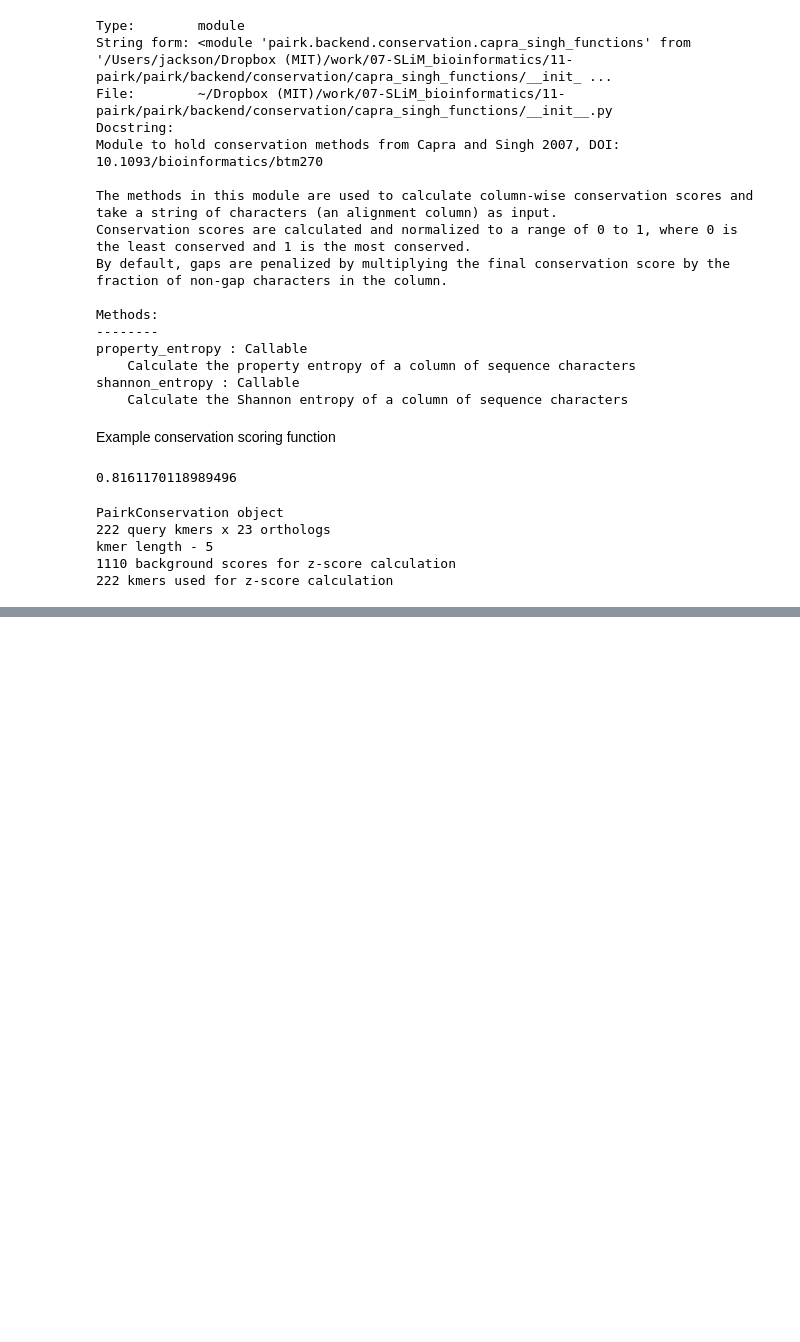
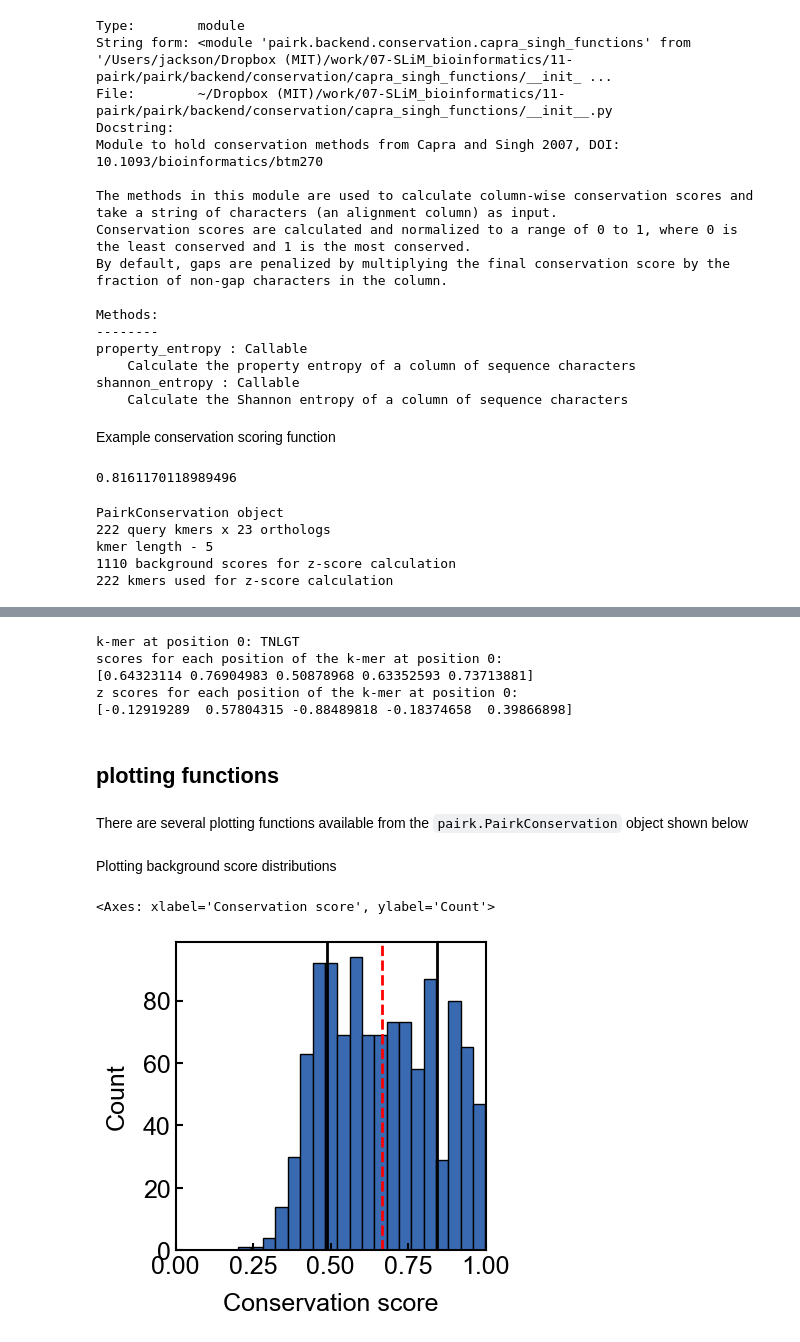
Before and after one commit to jacksonh1/pairk, a Jupyter notebook: demo/demo.ipynb, the cells around one changed output, grey strips where cells are left out. Saved outputs shown, nothing was run; the diff lists cells and outputs as text; code cells hidden in the pictures; blank space fills up the shorter version.

```diff
--- a/demo/demo.ipynb
+++ b/demo/demo.ipynb
@@ -646,0 +472,26 @@ def score_to_zscore(score_arr: np.ndarray, bg_scores: np.ndarray) -> np.ndarray:
+# %%
+k_mer_position = 0
+print(f"k-mer at position {k_mer_position}: {conservation_results.orthokmer_arr[k_mer_position, 0]}")
+print(f"scores for each position of the k-mer at position {k_mer_position}:")
+print(conservation_results.score_arr[k_mer_position, :])
+print(f"z scores for each position of the k-mer at position {k_mer_position}:")
+print(conservation_results.z_score_arr[k_mer_position, :])
+# %% [output]
+k-mer at position 0: TNLGT
+scores for each position of the k-mer at position 0:
+[0.64323114 0.76904983 0.50878968 0.63352593 0.73713881]
+z scores for each position of the k-mer at position 0:
+[-0.12919289  0.57804315 -0.88489818 -0.18374658  0.39866898]
+# %% [markdown]
+## plotting functions
+# %% [markdown]
+There are several plotting functions available from the `pairk.PairkConservation` object shown below
+# %%
+plt.rcParams.update({'font.size': 12})
+# %% [markdown]
+Plotting background score distributions
+# %%
+conservation_results.plot_background_distribution()
+# %% [output]
+<Axes: xlabel='Conservation score', ylabel='Count'>
+[figure, added]
```
Also changed, not shown: parts of 56 cells of this notebook, 5 other files.
